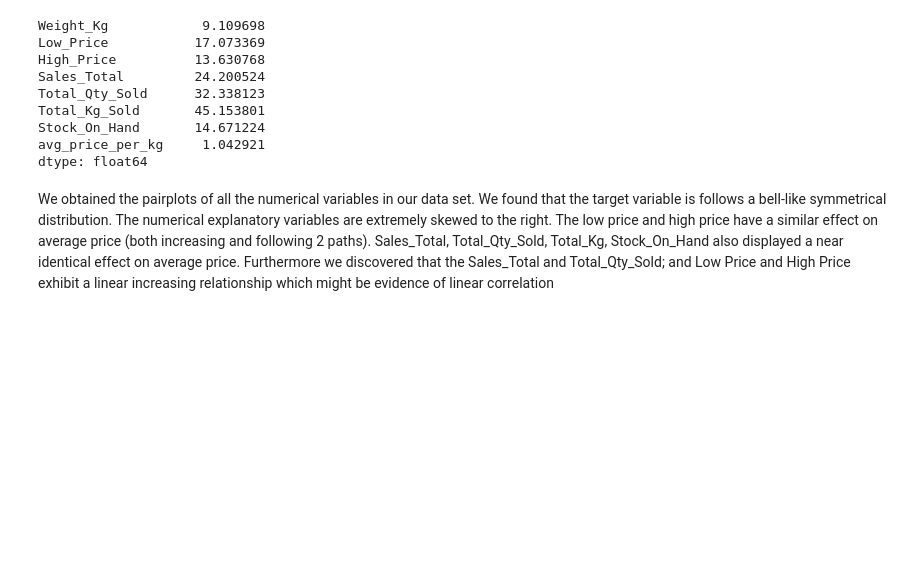
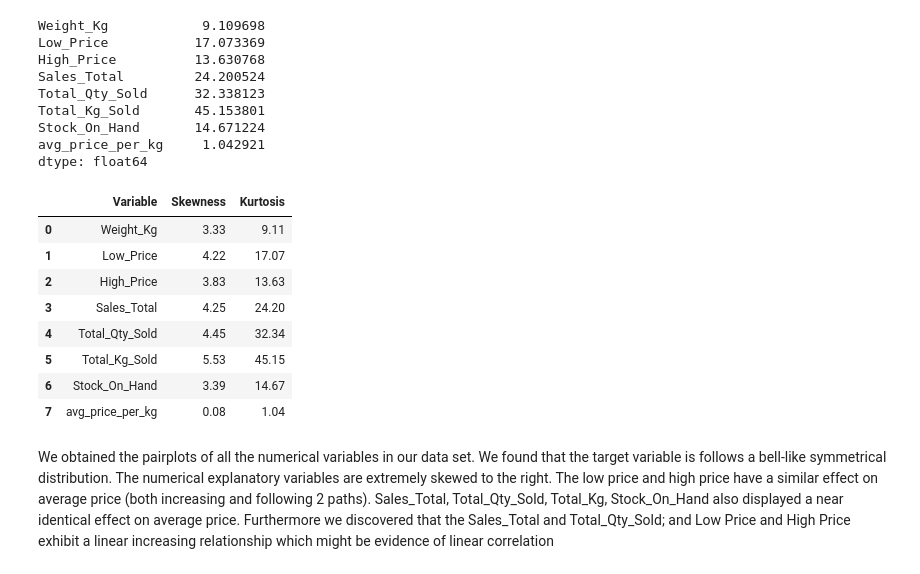
Before and after one commit to nkonyanihlulani/Team_7_regression, a Jupyter notebook: team_7.ipynb, the cells around one changed output. Drawn from its saved outputs; the diff is of its cells as text; code cells hidden in the pictures; blank space fills up the shorter version.

```diff
--- a/team_7.ipynb
+++ b/team_7.ipynb
@@ -194,6 +192,24 @@ Total_Kg_Sold       45.153801
 Stock_On_Hand       14.671224
 avg_price_per_kg     1.042921
 dtype: float64
+# %%
+num_ls = ['Weight_Kg','Low_Price','High_Price','Sales_Total', \
+           'Total_Qty_Sold','Total_Kg_Sold','Stock_On_Hand','avg_price_per_kg']
+df_sk = pd.DataFrame({'Variable': num_ls, \
+                      'Skewness': [3.33,4.22,3.83,4.25,4.45,5.53,3.39,0.08],\
+                     'Kurtosis': [9.11,17.07,13.63,24.2,32.34,45.15,14.67,1.04]})
+
+df_sk
+# %% [output]
+|  | Variable | Skewness | Kurtosis |
+| 0 | Weight_Kg | 3.33 | 9.11 |
+| 1 | Low_Price | 4.22 | 17.07 |
+| 2 | High_Price | 3.83 | 13.63 |
+| 3 | Sales_Total | 4.25 | 24.20 |
+| 4 | Total_Qty_Sold | 4.45 | 32.34 |
+| 5 | Total_Kg_Sold | 5.53 | 45.15 |
+| 6 | Stock_On_Hand | 3.39 | 14.67 |
+| 7 | avg_price_per_kg | 0.08 | 1.04 |
 # %% [markdown]
 We obtained the pairplots of all the numerical variables in our data set. We found that the target variable is follows a bell-like symmetrical distribution. The numerical explanatory variables are extremely skewed to the right. The low price and high price have a similar effect on average price (both increasing and following 2 paths). Sales_Total, Total_Qty_Sold, Total_Kg, Stock_On_Hand also displayed a near identical effect on average price. Furthermore we discovered that the Sales_Total and Total_Qty_Sold; and Low Price and High Price exhibit a linear increasing relationship which might be evidence of linear correlation
 # %%
```
Also changed, not shown: parts of 66 cells of this notebook, 4 other files.
